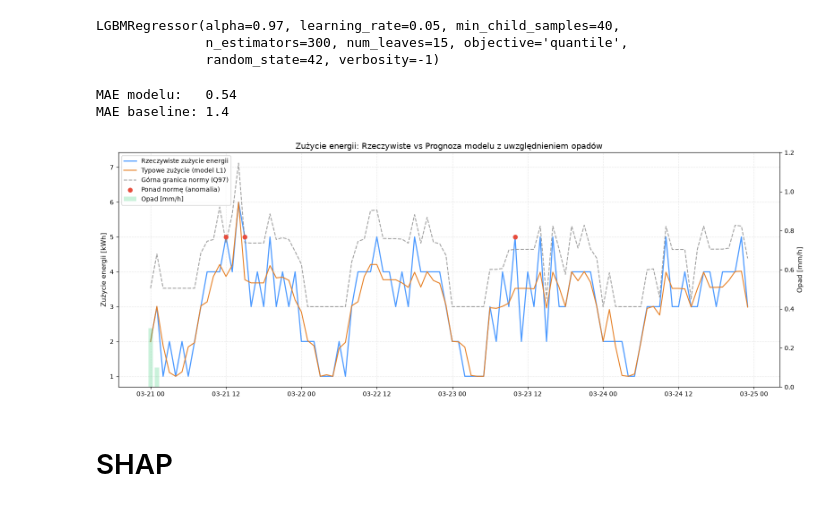
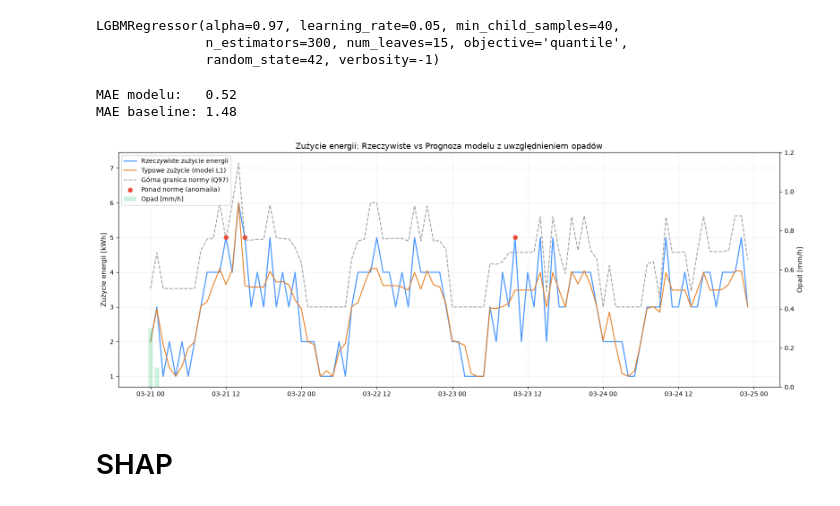
Before and after one commit to mxrtaaa/Hackaton_Smart_Water_Challenge_2026, a Jupyter notebook: models/Predykcja zużycia energii/04_lightgbm_zuzycie.ipynb, the cells around one changed output. Cells and saved outputs as stored; diff of their text form; code cells hidden in the pictures.

```diff
--- a/models/Predykcja zużycia energii/04_lightgbm_zuzycie.ipynb
+++ b/models/Predykcja zużycia energii/04_lightgbm_zuzycie.ipynb
@@ -81,29 +68,29 @@ LGBMRegressor(alpha=0.97, learning_rate=0.05, min_child_samples=40,
               n_estimators=300, num_leaves=15, objective='quantile',
               random_state=42, verbosity=-1)
 # %%
-y_pred_val = lgbm.predict(X_val)
-q_val = lgbm_q.predict(X_val)
+y_pred_test = lgbm.predict(X_test)
+q_test = lgbm_q.predict(X_test)
 
 prof = y_train.groupby(y_train.index.hour).median()
-base_val = prof.reindex(y_val.index.hour).values
+base_test = prof.reindex(y_test.index.hour).values
 
-print("MAE modelu:  ", round(mean_absolute_error(y_val, y_pred_val), 2))
-print("MAE baseline:", round(mean_absolute_error(y_val, base_val), 2))
+print("MAE modelu:  ", round(mean_absolute_error(y_test, y_pred_test), 2))
+print("MAE baseline:", round(mean_absolute_error(y_test, base_test), 2))
 # %% [output]
-MAE modelu:   0.54
-MAE baseline: 1.4
+MAE modelu:   0.52
+MAE baseline: 1.48
 # %%
-results_val = pd.DataFrame(
+results_test = pd.DataFrame(
     {
-        "rzeczywiste": y_val,
-        "prognoza": y_pred_val,
-        "q97": q_val,
-        "opad": X_val["opad_1h"],
+        "rzeczywiste": y_test,
+        "prognoza": y_pred_test,
+        "q97": q_test,
+        "opad": X_test["opad_1h"],
     },
-    index=y_val.index,
+    index=y_test.index,
 )
 
-sample = results_val.loc["2026-03-21":"2026-03-24"]
+sample = results_test.loc["2026-03-21":"2026-03-24"]
 
 # punkty ponad normę
 anomalie = sample[sample["rzeczywiste"] > sample["q97"]]
@@ -147,34 +134,34 @@ if "q97" in sample.columns:
 ax1.set_ylabel("Zużycie energii [kWh]", fontsize=11)
 ax1.set_title(
     "Zużycie energii: Rzeczywiste vs Prognoza modelu z uwzględnieniem opadów",
     fontsize=13,
 )
 ax1.grid(True, linestyle="--", alpha=0.3)
 
 # Oś 2: Słupki opadów deszczu w tle
 ax2 = ax1.twinx()
 ax2.bar(
     sample.index,
     sample["opad"],
     width=0.03,
     color="#2ECC71",
     alpha=0.25,
     label="Opad [mm/h]",
 )
 ax2.set_ylabel("Opad [mm/h]", fontsize=11)
 max_opad = sample["opad"].dropna().max() if not sample["opad"].dropna().empty else 0
 ax2.set_ylim(0, max(max_opad * 4, 1.0))
 
 # Połączenie legend z obu osi w jedno okno
 lines1, labels1 = ax1.get_legend_handles_labels()
 lines2, labels2 = ax2.get_legend_handles_labels()
 ax1.legend(lines1 + lines2, labels1 + labels2, loc="upper left", framealpha=0.9)
 
 plt.xticks(rotation=30)
 plt.tight_layout()
 plt.show()
 # %% [output]
-[figure, old version]
+[figure, new version]
 # %% [markdown]
 # SHAP
 # %%
```
Also changed, not shown: parts of 3 cells of this notebook, 1 other file.
